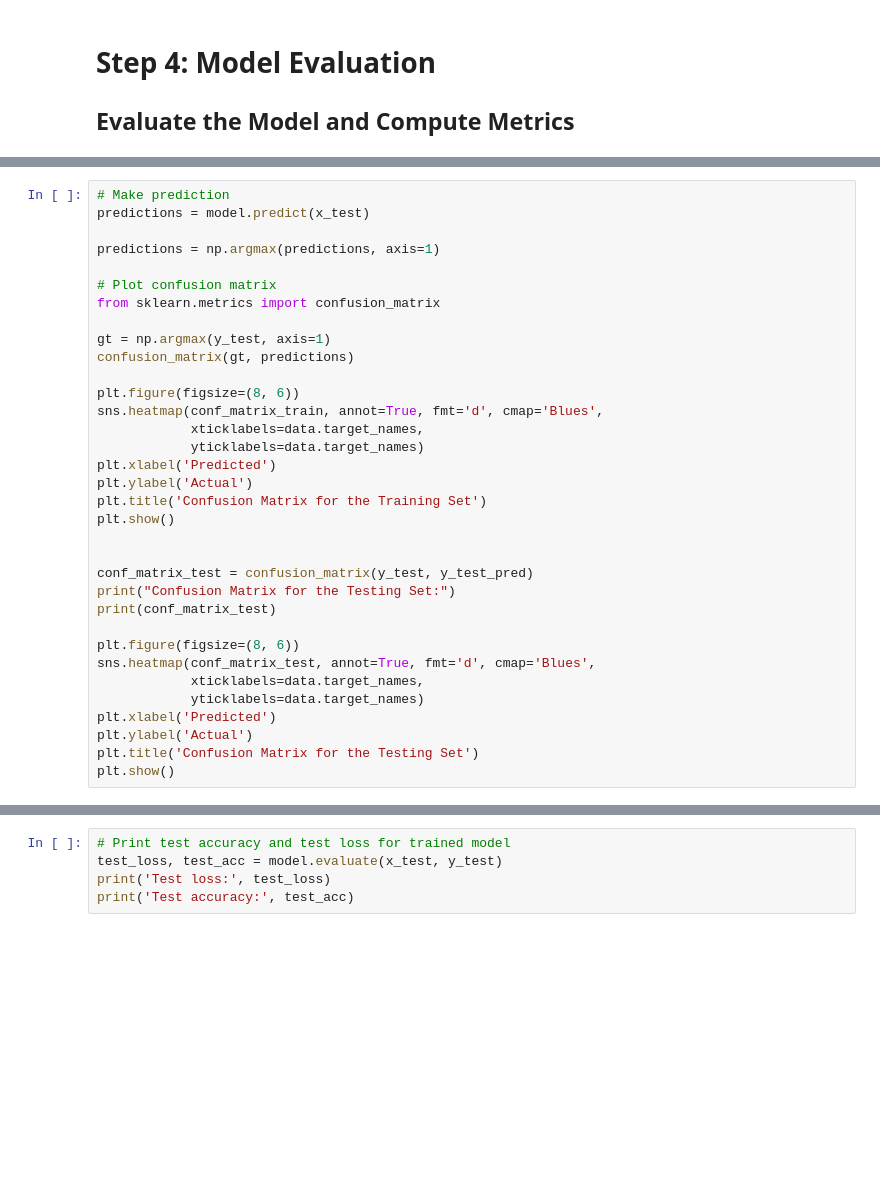
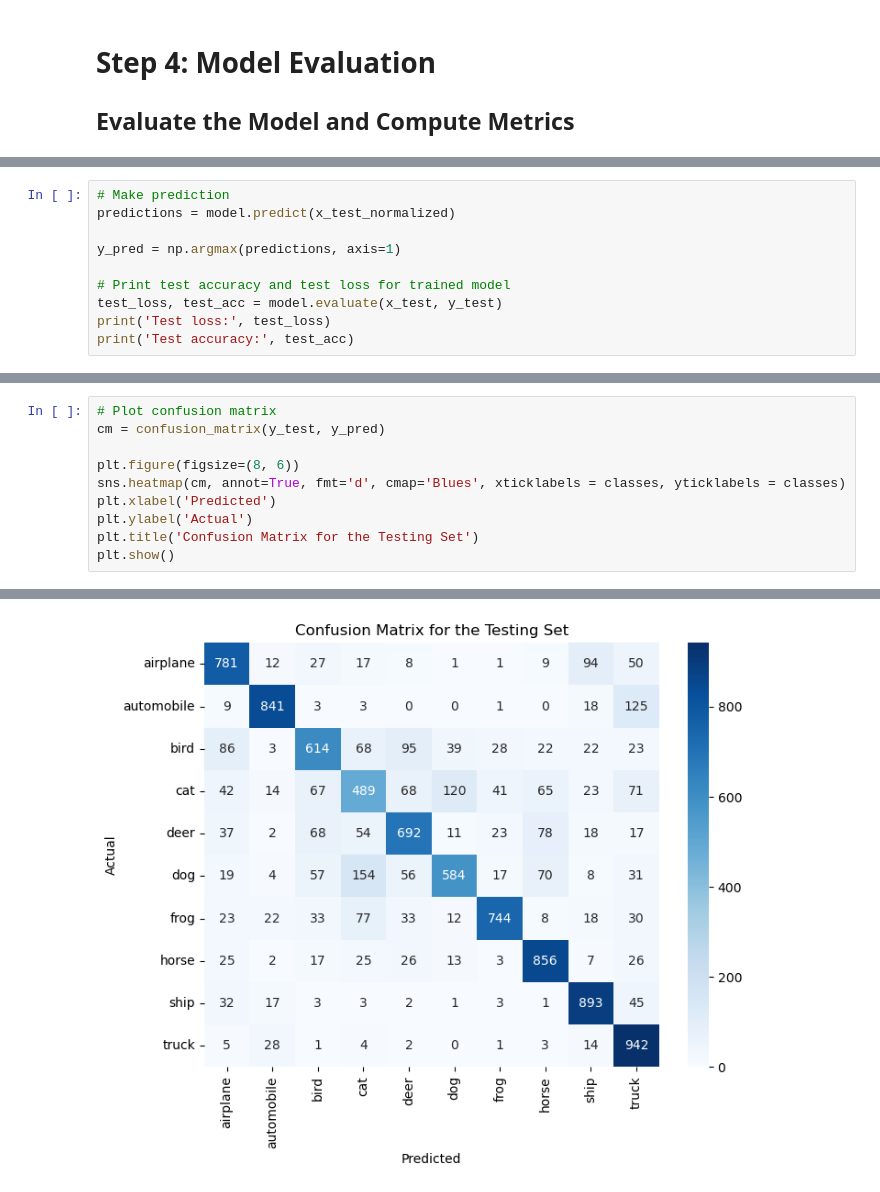
Before and after one commit to ironhack-labs/project-1-deep-learning-image-classification-with-cnn, a Jupyter notebook: Project-1_G5_Submission.ipynb, the cells around one changed output, grey strips where cells are left out. Drawn from its saved outputs; the diff is of its cells as text; blank space fills up the shorter version.

```diff
--- a/Project-1_G5_Submission.ipynb
+++ b/Project-1_G5_Submission.ipynb
@@ -212,0 +295,10 @@ NameError: name 'history' is not defined
+# %%
+# Make prediction
+predictions = model.predict(x_test_normalized)
+
+y_pred = np.argmax(predictions, axis=1)
+
+# Print test accuracy and test loss for trained model
+test_loss, test_acc = model.evaluate(x_test, y_test)
+print('Test loss:', test_loss)
+print('Test accuracy:', test_acc)
@@ -213,34 +314,11 @@ NameError: name 'history' is not defined
 # %%
-# Make prediction
-predictions = model.predict(x_test)
-
-predictions = np.argmax(predictions, axis=1)
-
 # Plot confusion matrix
-from sklearn.metrics import confusion_matrix
-
-gt = np.argmax(y_test, axis=1)
-confusion_matrix(gt, predictions)
+cm = confusion_matrix(y_test, y_pred)
 
 plt.figure(figsize=(8, 6))
-sns.heatmap(conf_matrix_train, annot=True, fmt='d', cmap='Blues',
-            xticklabels=data.target_names,
-            yticklabels=data.target_names)
-plt.xlabel('Predicted')
-plt.ylabel('Actual')
-plt.title('Confusion Matrix for the Training Set')
-plt.show()
-
-
-conf_matrix_test = confusion_matrix(y_test, y_test_pred)
-print("Confusion Matrix for the Testing Set:")
-print(conf_matrix_test)
-
-plt.figure(figsize=(8, 6))
-sns.heatmap(conf_matrix_test, annot=True, fmt='d', cmap='Blues',
-            xticklabels=data.target_names,
-            yticklabels=data.target_names)
+sns.heatmap(cm, annot=True, fmt='d', cmap='Blues', xticklabels = classes, yticklabels = classes)
 plt.xlabel('Predicted')
 plt.ylabel('Actual')
 plt.title('Confusion Matrix for the Testing Set')
 plt.show()
+# %% [output]
@@ -247,5 +326 @@ plt.show()
+[figure, added]
-# %%
-# Print test accuracy and test loss for trained model
-test_loss, test_acc = model.evaluate(x_test, y_test)
-print('Test loss:', test_loss)
-print('Test accuracy:', test_acc)
```
Also changed, not shown: parts of 15 cells of this notebook, 1 other file.
